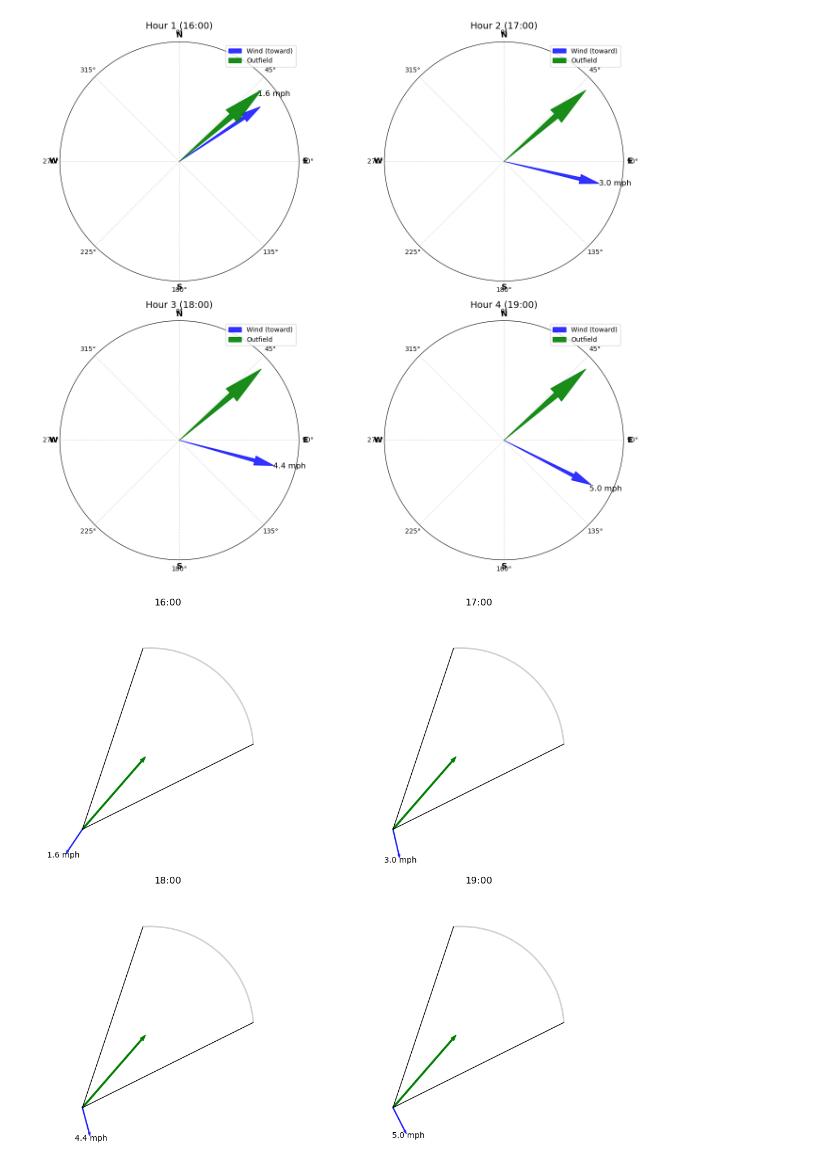
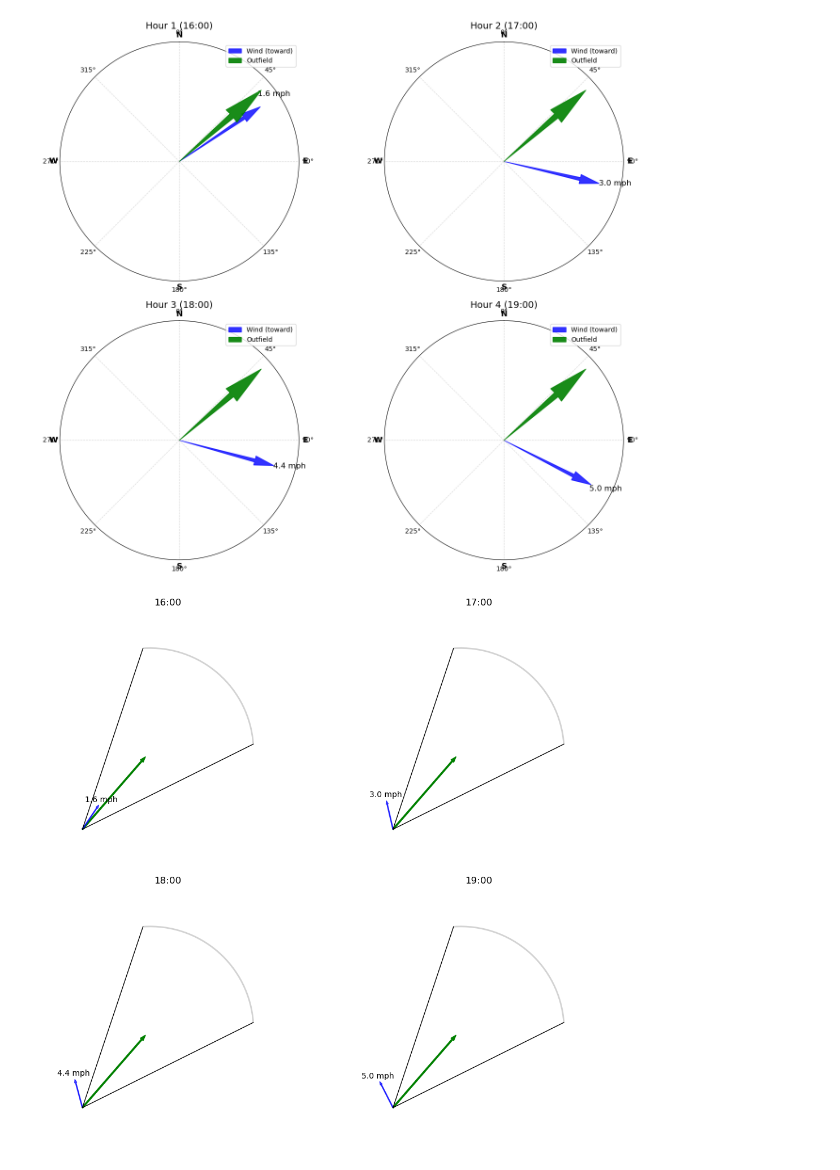
Before and after one commit to rpatel12438/mlb-wind-correlation, a Jupyter notebook: MLBwindCorrelation.ipynb, the cells around one changed output. Saved outputs shown, nothing was run; the diff lists cells and outputs as text; code cells hidden in the pictures.

Commit message:
Fixed wind arrow being flipped in wrong direction over outfield axis

```diff
--- a/MLBwindCorrelation.ipynb
+++ b/MLBwindCorrelation.ipynb
@@ -342,33 +342,34 @@ for i, entry in enumerate(filtered_wind):
 
     # Outfield arrow pointing along outfield direction
     rad = np.deg2rad(outfield_direction_deg)
     outfield_length = 350
     ax.arrow(0, 0,
              outfield_length * np.cos(rad), outfield_length * np.sin(rad),
              color='green', width=5, label='Outfield')
 
-    # Wind direction arrow (where wind is blowing TO)
-    wind_toward_deg = entry["direction_deg"]  # <-- FIXED: removed +180
+    # Wind direction arrow (convert FROM -> TO direction)
+    wind_toward_deg = (entry["direction_deg"] + 180) % 360
     rad_wind = np.deg2rad(wind_toward_deg)
+
     wind_length = 100
     ax.arrow(0, 0,
              wind_length * np.cos(rad_wind), wind_length * np.sin(rad_wind),
              color='blue', width=3, alpha=0.7, label='Wind')
 
     # Wind speed label
     x_text = (wind_length + 30) * np.cos(rad_wind)
     y_text = (wind_length + 30) * np.sin(rad_wind)
     ax.text(x_text, y_text, f"{entry['speed_mph']:.1f} mph", fontsize=10, ha='center', color='black')
 
     # Time label
     time_label = entry["time"][-5:]
     ax.set_title(time_label, fontsize=12)
 
 # Remove unused subplots
 for j in range(num_hours, rows * cols):
     fig.delaxes(axes[j])
 
 plt.tight_layout()
 plt.show()
 # %% [output]
-[figure, old version]
+[figure, new version]
```
